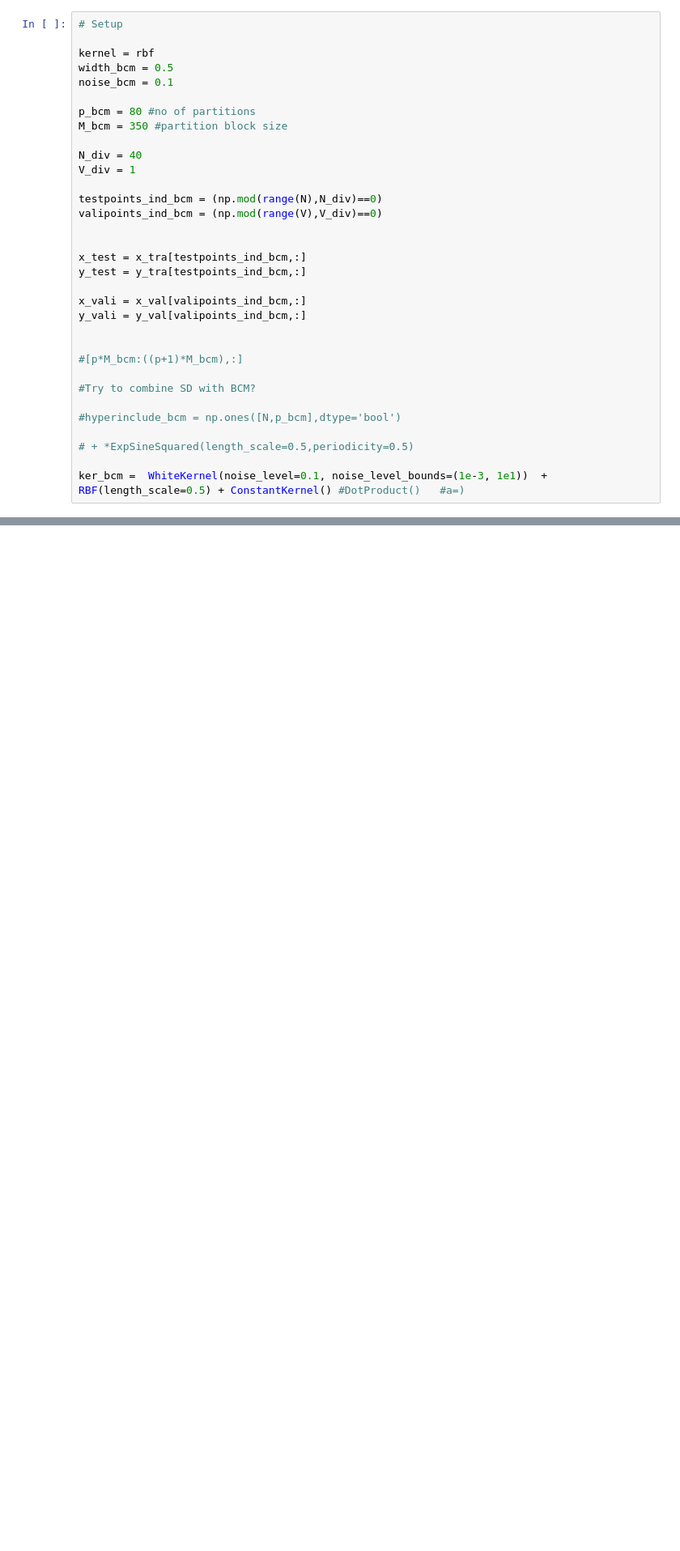
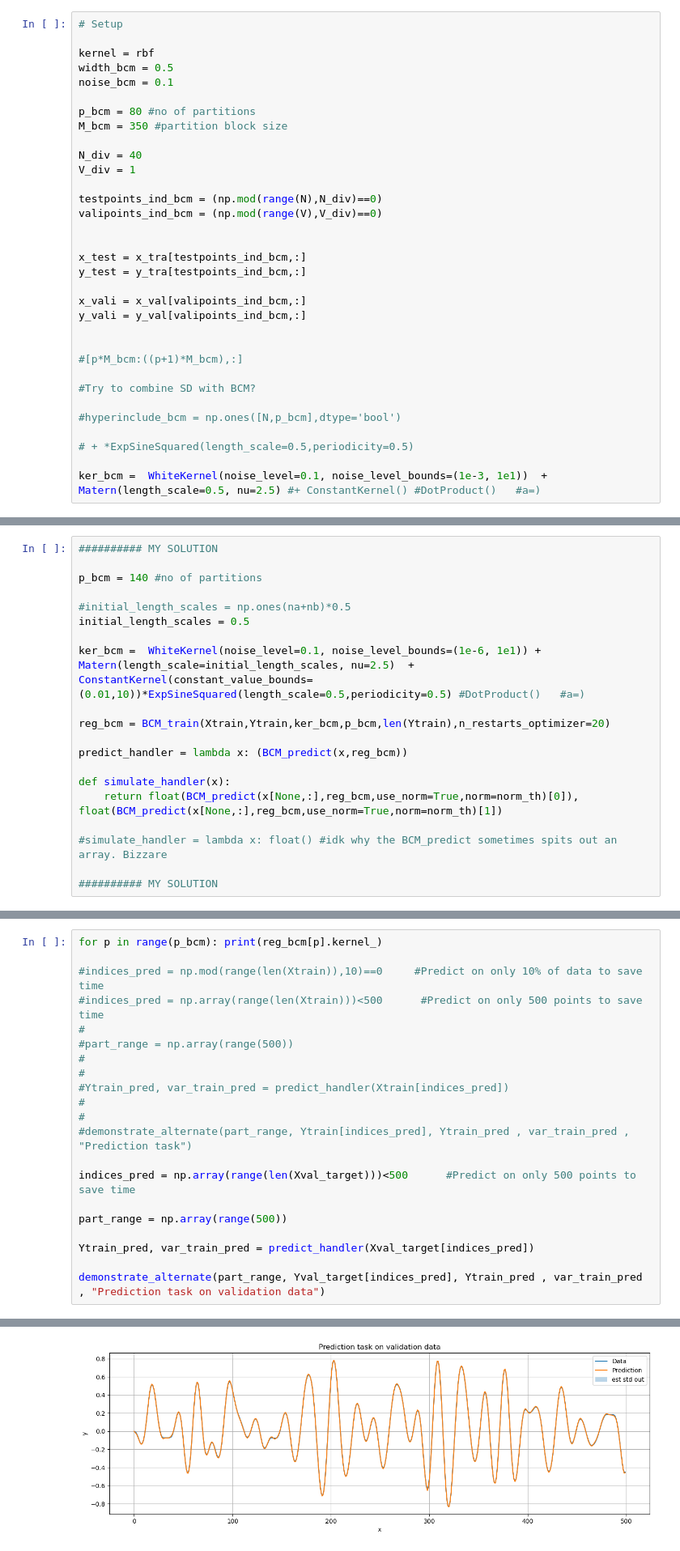
Before and after one commit to Nitin345614/ML4SC-Design-Assignment-G20, a Jupyter notebook: GP-sandbox.ipynb, the cells around one changed output, grey strips where cells are left out. Shown at 81% size. Cells and saved outputs as stored; diff of their text form; blank space fills up the shorter version.

```diff
--- a/GP-sandbox.ipynb
+++ b/GP-sandbox.ipynb
@@ -142,4 +169,4 @@ y_vali = y_val[valipoints_ind_bcm,:]
 
 # + *ExpSineSquared(length_scale=0.5,periodicity=0.5)
 
-ker_bcm =  WhiteKernel(noise_level=0.1, noise_level_bounds=(1e-3, 1e1))  + RBF(length_scale=0.5) + ConstantKernel() #DotProduct()   #a=)
+ker_bcm =  WhiteKernel(noise_level=0.1, noise_level_bounds=(1e-3, 1e1))  + Matern(length_scale=0.5, nu=2.5) #+ ConstantKernel() #DotProduct()   #a=)
@@ -263,0 +346,20 @@ quick_plot(range(len(Xtest)),Ypredict,Varpredict,'predictions idk')
+# %%
+########## MY SOLUTION
+
+p_bcm = 140 #no of partitions
+
+#initial_length_scales = np.ones(na+nb)*0.5
+initial_length_scales = 0.5
+
+ker_bcm =  WhiteKernel(noise_level=0.1, noise_level_bounds=(1e-6, 1e1)) + Matern(length_scale=initial_length_scales, nu=2.5)  + ConstantKernel(constant_value_bounds=(0.01,10))*ExpSineSquared(length_scale=0.5,periodicity=0.5) #DotProduct()   #a=)
+
+reg_bcm = BCM_train(Xtrain,Ytrain,ker_bcm,p_bcm,len(Ytrain),n_restarts_optimizer=20)
+
+predict_handler = lambda x: (BCM_predict(x,reg_bcm))
+
+def simulate_handler(x):
+    return float(BCM_predict(x[None,:],reg_bcm,use_norm=True,norm=norm_th)[0]), float(BCM_predict(x[None,:],reg_bcm,use_norm=True,norm=norm_th)[1])
+
+#simulate_handler = lambda x: float() #idk why the BCM_predict sometimes spits out an array. Bizzare
+
+########## MY SOLUTION
@@ -263,0 +384,22 @@ quick_plot(range(len(Xtest)),Ypredict,Varpredict,'predictions idk')
+# %%
+for p in range(p_bcm): print(reg_bcm[p].kernel_)
+
+#indices_pred = np.mod(range(len(Xtrain)),10)==0     #Predict on only 10% of data to save time
+#indices_pred = np.array(range(len(Xtrain)))<500      #Predict on only 500 points to save time
+#
+#part_range = np.array(range(500))
+#
+#
+#Ytrain_pred, var_train_pred = predict_handler(Xtrain[indices_pred])
+#
+#
+#demonstrate_alternate(part_range, Ytrain[indices_pred], Ytrain_pred , var_train_pred , "Prediction task")
+
+indices_pred = np.array(range(len(Xval_target)))<500      #Predict on only 500 points to save time
+
+part_range = np.array(range(500))
+
+Ytrain_pred, var_train_pred = predict_handler(Xval_target[indices_pred])
+
+demonstrate_alternate(part_range, Yval_target[indices_pred], Ytrain_pred , var_train_pred , "Prediction task on validation data")
+# %% [output]
@@ -263,0 +423 @@ quick_plot(range(len(Xtest)),Ypredict,Varpredict,'predictions idk')
+[figure, added]
```
Also changed, not shown: parts of 21 cells of this notebook, 9 other files.
